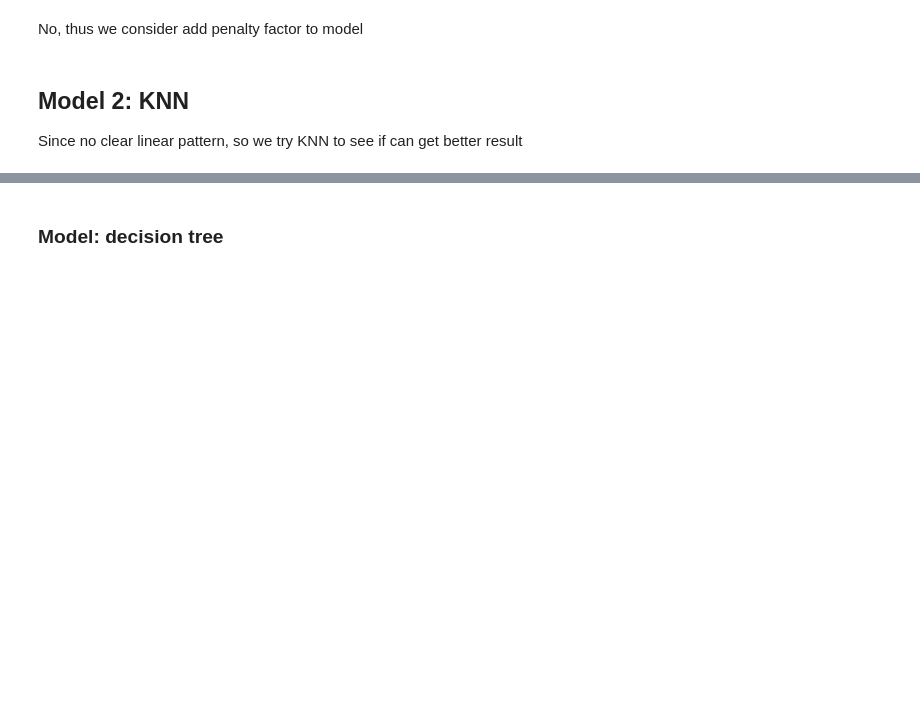
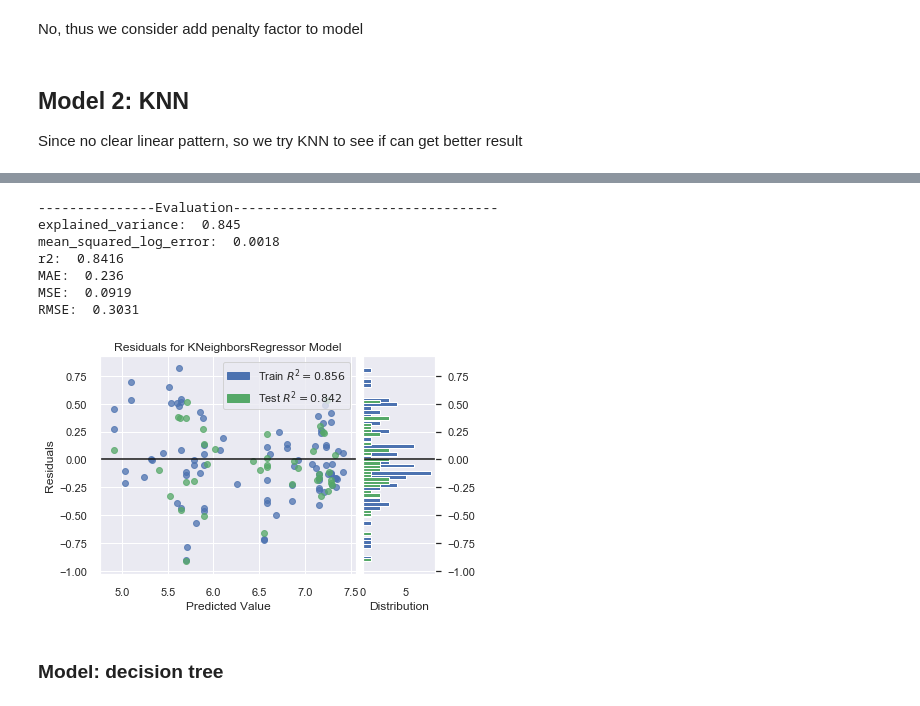
Before and after one commit to YiranJing/Health_and_Happiness_Study, a Jupyter notebook: notebook/Stage_2_model.ipynb, the cells around one changed output, grey strips where cells are left out. Drawn from its saved outputs; the diff is of its cells as text; code cells hidden in the pictures; blank space fills up the shorter version.

```diff
--- a/notebook/Stage_2_model.ipynb
+++ b/notebook/Stage_2_model.ipynb
@@ -353,3 +373,28 @@ RMSE:  0.3106
+# %%
+KNN2 = neighbors.KNeighborsRegressor(n_neighbors = 10)  # select k = 10
+KNN2.fit(X_train_KNN, y_train)
+
+print("\n---------------Evaluation----------------------------------")
+y_pred = KNN2.predict(X_test_KNN) # predict
+regression_results(y_test, y_pred)
+
+#### Create Residual Plots
+from yellowbrick.regressor import ResidualsPlot
+visualizer = ResidualsPlot(KNN2)
+visualizer.fit(X_train_KNN, y_train)  # Fit the training data to the visualizer
+visualizer.score(X_test_KNN, y_test)  # Evaluate the model on the test data
+visualizer.show()                 # Finalize and render the figure
+pred_actual_table = pd.DataFrame({'Actual': y_test.flatten(), 'Predicted': y_pred.flatten()})
+#pred_actual_table
+# %% [output]
+---------------Evaluation----------------------------------
+explained_variance:  0.845
+mean_squared_log_error:  0.0018
+r2:  0.8416
+MAE:  0.236
+MSE:  0.0919
+RMSE:  0.3031
+[figure, added]
 # %% [markdown]
 ### Model: decision tree
 # %%
```
Also changed, not shown: parts of 9 cells of this notebook.
